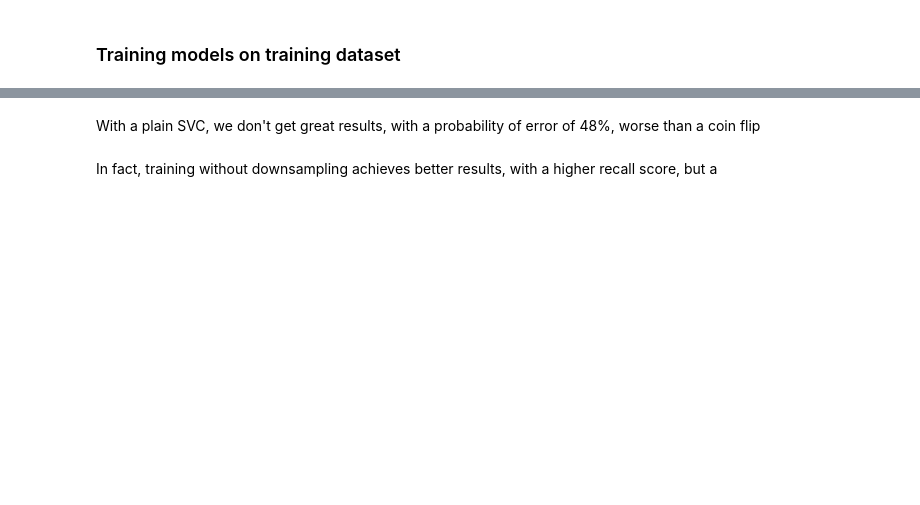
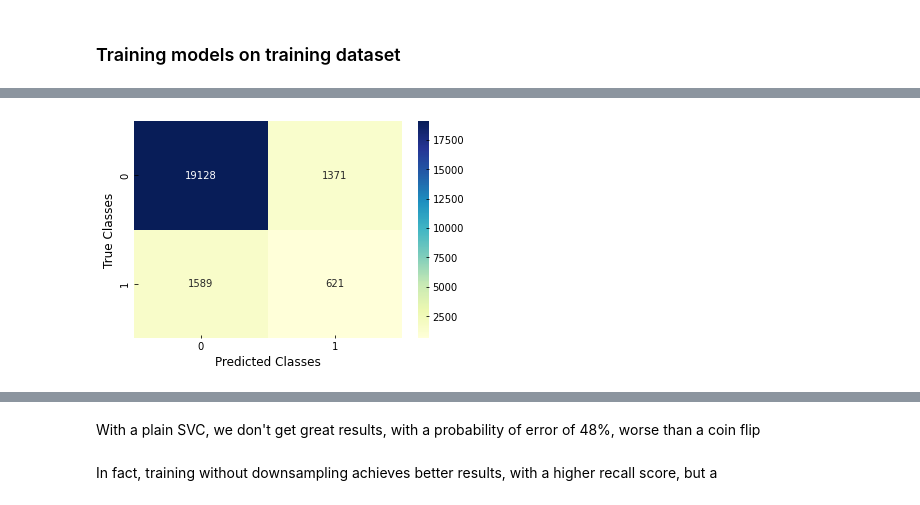
Before and after one commit to petebrown77/EECE5644_Final, a Jupyter notebook: Untitled.ipynb, the cells around one changed output, grey strips where cells are left out. Saved outputs shown, nothing was run; the diff lists cells and outputs as text; code cells hidden in the pictures; blank space fills up the shorter version.

Commit message:
updated Untitled.ipynb; added figures

```diff
--- a/Untitled.ipynb
+++ b/Untitled.ipynb
@@ -84,10 +91,10 @@ asteroids.corr()
 From this, we can see there are no direct correlations between hazardous and the other variables, so there is nothing further we can do for feature selection
 # %%
 # From here, split the datasets so we can do some AI
-X_data = asteroids.drop("hazardous", axis=1).to_numpy()
-y_data = asteroids["hazardous"].to_numpy()
+X_data = asteroids.drop("hazardous", axis=1)#.to_numpy()
+y_data = asteroids["hazardous"]#.to_numpy()
 
-X_train, X_test, y_train, y_test = train_test_split(X_data, y_data, random_state=42)
+X_train, X_test, y_train, y_test = train_test_split(X_data, y_data, stratify=y_data, random_state=42)
 # %%
 scaler = MinMaxScaler()
 asteroids[asteroids.columns[:-1]] = scaler.fit_transform(asteroids[asteroids.columns[:-1]])
@@ -201,13 +158,3 @@ def show_classification(predictions, actual):
     classifier_report = classification_report(actual, predictions)
     print(conf_matrix)
     print(classifier_report)
-# %%
-#logreg = LinearRegression()
-nn = KNeighborsClassifier(n_neighbors=5)
-nn.fit(X_train[:, [2,3]], y_train)
-#logreg.fit(X_train[:, [2,3]], y_train.astype(int))
-
-predict = nn.predict(X_test[:, [2,3]])
-show_classification(predict, y_test)
-#prediction = logreg.predict(X_data[:, [2,3]])
-#show_classification(y_data.astype(int),prediction)
@@ -226,0 +225,6 @@ weighted avg       0.84      0.89      0.86     22709
+# %%
+logreg = LogisticRegression(max_iter=200, class_weight={True:0.70, False:0.3}, C=0.6)
+logreg.fit(X_train, y_train)
+
+log_pred = logreg.predict(X_test)
+show_classification(log_pred, y_test)
@@ -226,0 +286,8 @@ weighted avg       0.84      0.89      0.86     22709
+# %%
+lg_conf = sns.heatmap(confusion_matrix(y_test, log_pred), annot=True, fmt="d", cmap="YlGnBu",)
+lg_conf.set_ylabel("True Classes")
+lg_conf.set_xlabel("Predicted Classes")
+
+lg_conf.get_figure().savefig("lg_conf_matrix.png")
+# %% [output]
+[figure, added]
```
Also changed, not shown: parts of 38 cells of this notebook, 7 other files.
